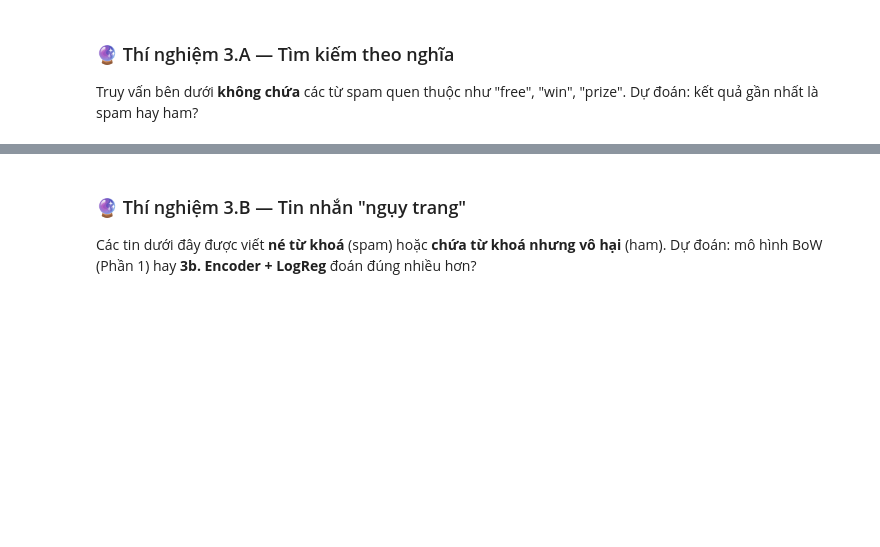
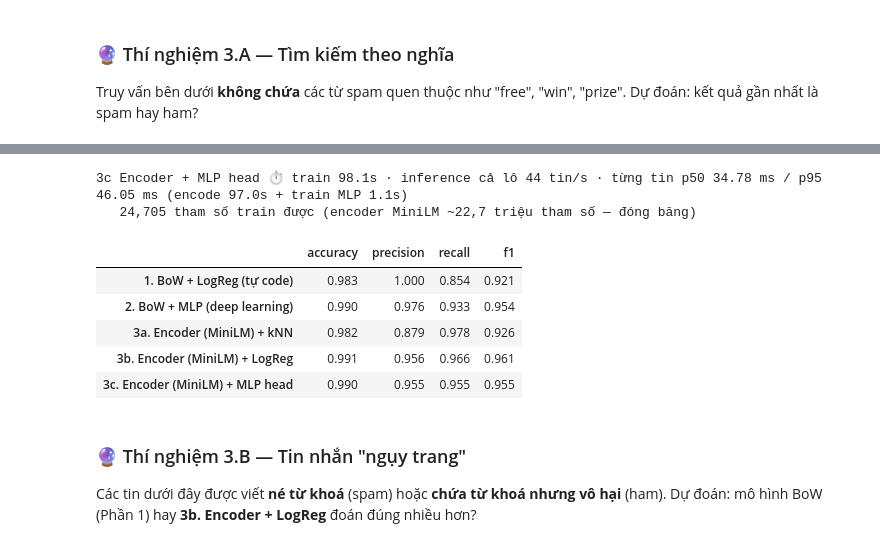
Before and after one commit to lqkhanhno/K5-L3B-Day-01-LeQuocKhanh-2A202603742-LLMFoundation, a Jupyter notebook: src/day01_spam_ml_dl_embedding_llm.ipynb, the cells around one changed output, grey strips where cells are left out. Saved outputs shown, nothing was run; the diff lists cells and outputs as text; code cells hidden in the pictures; blank space fills up the shorter version.

Commit message:
Được tạo bằng Colab

```diff
--- a/src/day01_spam_ml_dl_embedding_llm.ipynb
+++ b/src/day01_spam_ml_dl_embedding_llm.ipynb
@@ -629,5 +671,0 @@ print("\nSố từ của query có trong vocab BoW:", int(q_bow.sum()), "/", len
-# %%
-# 🧩 TODO 3.3 — kNN: "hàng xóm gần nhất bỏ phiếu"
-def knn_predict(E_train, y_train, E_query, k: int = 5) -> np.ndarray:
-    """Với mỗi dòng của E_query: lấy k tin gần nhất trong E_train (dùng top_k_similar), đoán 1 nếu > một nửa là spam."""
-    raise NotImplementedError
@@ -655,0 +723,17 @@ RESULTS["3b. Encoder (MiniLM) + LogReg"] = {**m_elr, "f1_SUB": metrics(y_te[SUB]
+# %%
+# Execute the benchmark and print evaluation results for kNN vs LogReg classifiers with MiniLM embeddings.
+embed = lambda texts: emb_model.encode(list(texts), batch_size=128)
+pred_knn, bench_knn = benchmark(lambda texts: knn_predict(E_tr, y_tr, embed(texts), k=5), texts_te, texts_te[SUB])
+m_knn = metrics(y_te, pred_knn)
+
+mu, sd = E_tr.mean(0), E_tr.std(0) + 1e-8
+Z_tr, Z_te = (E_tr - mu) / sd, (E_te - mu) / sd
+t0 = time.perf_counter(); w_e, b_e, _ = train_logreg(Z_tr, y_tr, lr=0.5, epochs=300); t_lr = time.perf_counter() - t0
+pred_elr, bench_elr = benchmark(lambda texts: (predict_proba((embed(texts) - mu) / sd, w_e, b_e) >= 0.5).astype(int), texts_te, texts_te[SUB])
+m_elr = metrics(y_te, pred_elr)
+
+print("3a Encoder + kNN    ", fmt_bench(enc_tr_time, bench_knn))
+print("3b Encoder + LogReg ", fmt_bench(enc_tr_time + t_lr, bench_elr))
+
+RESULTS["3a. Encoder (MiniLM) + kNN"] = {**m_knn, "f1_SUB": metrics(y_te[SUB], pred_knn[SUB])["f1"], "train_s": enc_tr_time, **bench_knn, "usd_per_1k": 0.0}
+RESULTS["3b. Encoder (MiniLM) + LogReg"] = {**m_elr, "f1_SUB": metrics(y_te[SUB], pred_elr[SUB])["f1"], "train_s": enc_tr_time + t_lr, **bench_elr, "usd_per_1k": 0.0}
@@ -670,3 +766,25 @@ pd.DataFrame(RESULTS).T[["accuracy", "precision", "recall", "f1"]].round(3)
+# %%
+# ⚙️ Run the 3c benchmark and train the MLP head classifier on top of MiniLM embeddings
+Z_va = (E_va - mu) / sd
+Z_tr32, Z_va32 = Z_tr.astype(np.float32), Z_va.astype(np.float32)
+torch.manual_seed(SEED)
+mlp_e = build_mlp(Z_tr32.shape[1], 64)
+t0 = time.perf_counter(); hist_e = train_mlp(mlp_e, Z_tr32, y_tr, Z_va32, y_va, epochs=15); t_mlp_e = time.perf_counter() - t0
+pred_emlp, bench_emlp = benchmark(lambda texts: predict_mlp(mlp_e, ((embed(texts) - mu) / sd).astype(np.float32)), texts_te, texts_te[SUB])
+m_emlp = metrics(y_te, pred_emlp)
+print("3c Encoder + MLP head", fmt_bench(enc_tr_time + t_mlp_e, bench_emlp), f"(encode {enc_tr_time:.1f}s + train MLP {t_mlp_e:.1f}s)")
+print(f"   {sum(p.numel() for p in mlp_e.parameters()):,} tham số train được (encoder MiniLM ~22,7 triệu tham số — đóng băng)")
+RESULTS["3c. Encoder (MiniLM) + MLP head"] = {**m_emlp, "f1_SUB": metrics(y_te[SUB], pred_emlp[SUB])["f1"], "train_s": enc_tr_time + t_mlp_e, **bench_emlp, "usd_per_1k": 0.0}
+display(pd.DataFrame(RESULTS).T[["accuracy", "precision", "recall", "f1"]].round(3))
+# %% [output]
+3c Encoder + MLP head ⏱ train 98.1s · inference cả lô 44 tin/s · từng tin p50 34.78 ms / p95 46.05 ms (encode 97.0s + train MLP 1.1s)
+   24,705 tham số train được (encoder MiniLM ~22,7 triệu tham số — đóng băng)
+|  | accuracy | precision | recall | f1 |
+| 1. BoW + LogReg (tự code) | 0.983 | 1.000 | 0.854 | 0.921 |
+| 2. BoW + MLP (deep learning) | 0.990 | 0.976 | 0.933 | 0.954 |
+| 3a. Encoder (MiniLM) + kNN | 0.982 | 0.879 | 0.978 | 0.926 |
+| 3b. Encoder (MiniLM) + LogReg | 0.991 | 0.956 | 0.966 | 0.961 |
+| 3c. Encoder (MiniLM) + MLP head | 0.990 | 0.955 | 0.955 | 0.955 |
 # %% [markdown]
 ### 🔮 Thí nghiệm 3.B — Tin nhắn "ngụy trang"
 Các tin dưới đây được viết **né từ khoá** (spam) hoặc **chứa từ khoá nhưng vô hại** (ham). Dự đoán: mô hình BoW (Phần 1) hay **3b. Encoder + LogReg** đoán đúng nhiều hơn?
```
Also changed, not shown: parts of 23 cells of this notebook.
